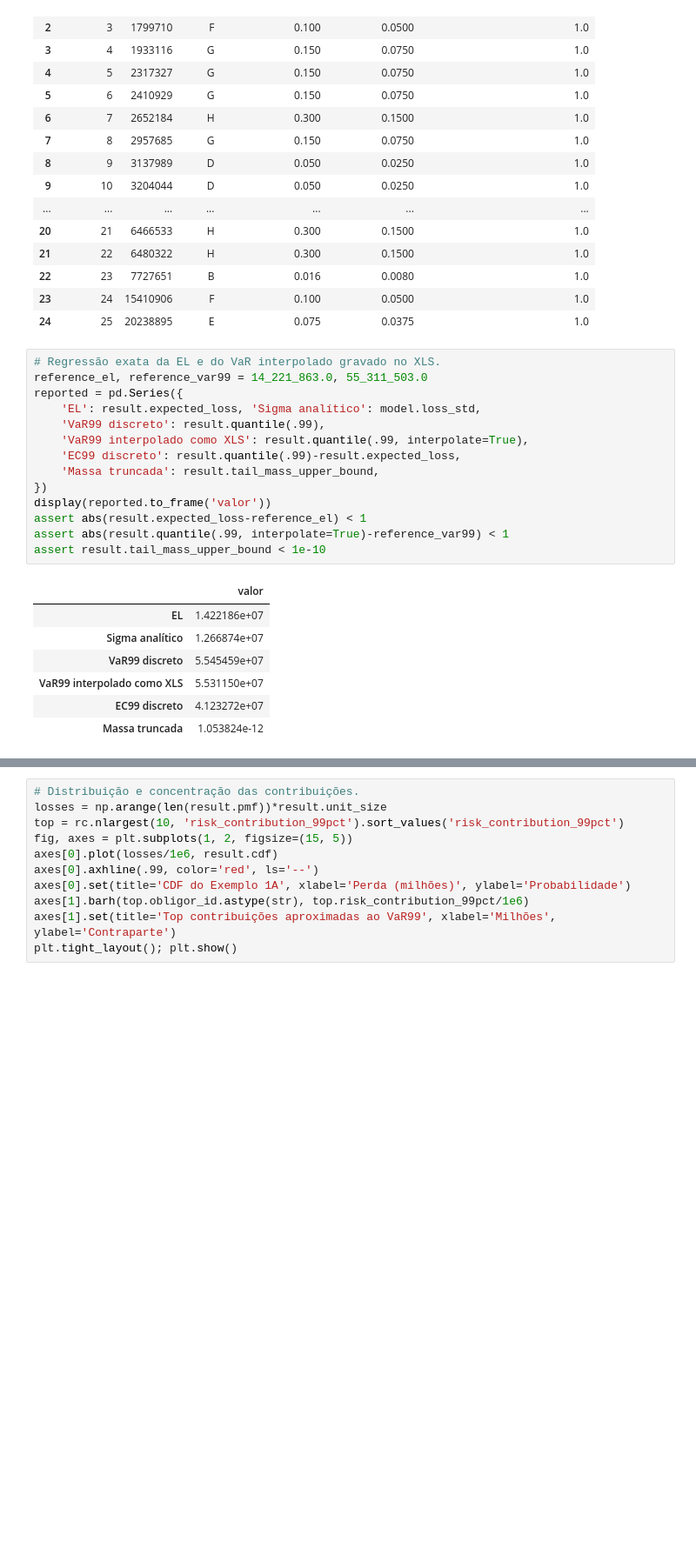
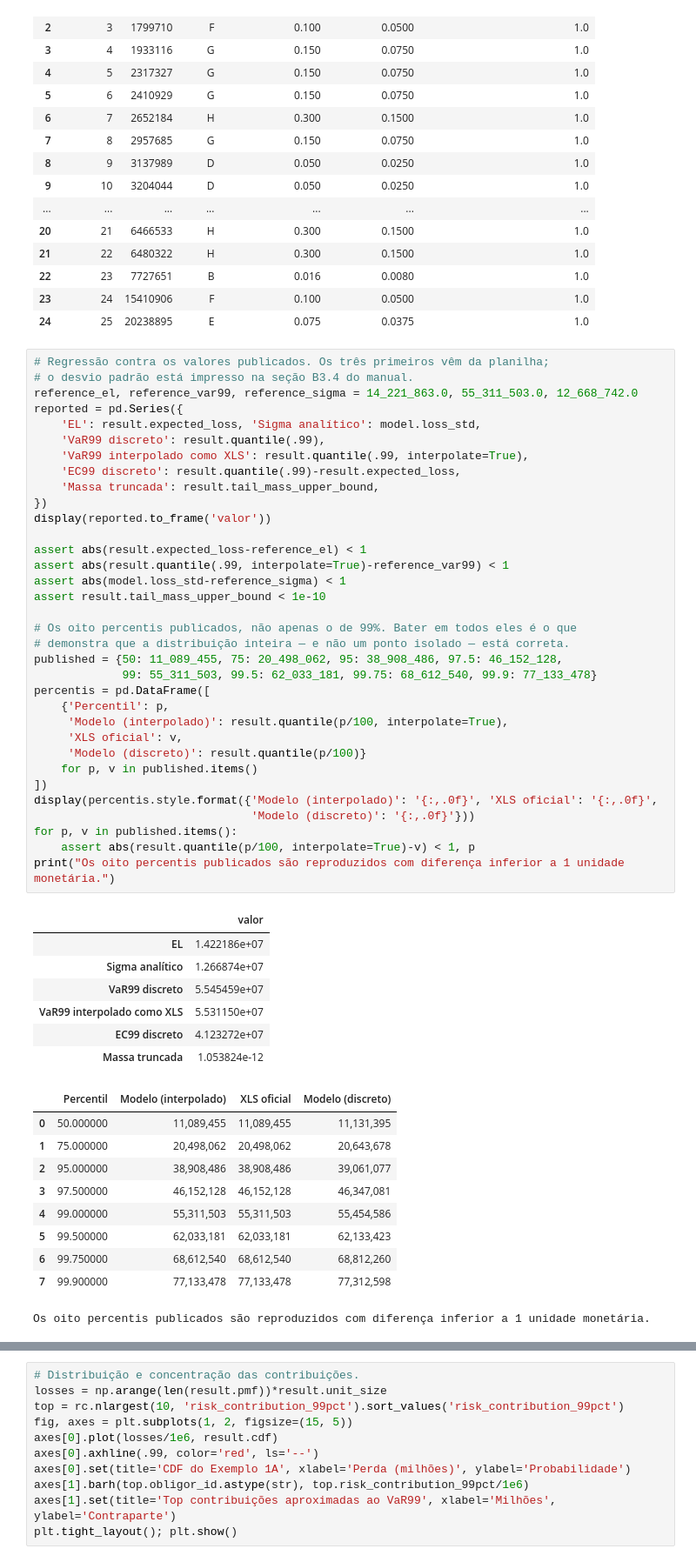
Before and after one commit to hoteixeira/credit-risk-plus, a Jupyter notebook: notebooks/04_exemplo_1A.ipynb, the cells around one changed output, grey strips where cells are left out. Shown at 87% size. Saved outputs shown, nothing was run; the diff lists cells and outputs as text; blank space fills up the shorter version.

```diff
--- a/notebooks/04_exemplo_1A.ipynb
+++ b/notebooks/04_exemplo_1A.ipynb
@@ -37,27 +53,57 @@ display(portfolio)
 | 23 | 24 | 15410906 | F | 0.100 | 0.0500 | 1.0 |
 | 24 | 25 | 20238895 | E | 0.075 | 0.0375 | 1.0 |
 # %%
-# Regressão exata da EL e do VaR interpolado gravado no XLS.
-reference_el, reference_var99 = 14_221_863.0, 55_311_503.0
+# Regressão contra os valores publicados. Os três primeiros vêm da planilha;
+# o desvio padrão está impresso na seção B3.4 do manual.
+reference_el, reference_var99, reference_sigma = 14_221_863.0, 55_311_503.0, 12_668_742.0
 reported = pd.Series({
     'EL': result.expected_loss, 'Sigma analítico': model.loss_std,
     'VaR99 discreto': result.quantile(.99),
     'VaR99 interpolado como XLS': result.quantile(.99, interpolate=True),
     'EC99 discreto': result.quantile(.99)-result.expected_loss,
     'Massa truncada': result.tail_mass_upper_bound,
 })
 display(reported.to_frame('valor'))
+
 assert abs(result.expected_loss-reference_el) < 1
 assert abs(result.quantile(.99, interpolate=True)-reference_var99) < 1
+assert abs(model.loss_std-reference_sigma) < 1
 assert result.tail_mass_upper_bound < 1e-10
+
+# Os oito percentis publicados, não apenas o de 99%. Bater em todos eles é o que
+# demonstra que a distribuição inteira — e não um ponto isolado — está correta.
+published = {50: 11_089_455, 75: 20_498_062, 95: 38_908_486, 97.5: 46_152_128,
+             99: 55_311_503, 99.5: 62_033_181, 99.75: 68_612_540, 99.9: 77_133_478}
+percentis = pd.DataFrame([
+    {'Percentil': p,
+     'Modelo (interpolado)': result.quantile(p/100, interpolate=True),
+     'XLS oficial': v,
+     'Modelo (discreto)': result.quantile(p/100)}
+    for p, v in published.items()
+])
+display(percentis.style.format({'Modelo (interpolado)': '{:,.0f}', 'XLS oficial': '{:,.0f}',
+                                'Modelo (discreto)': '{:,.0f}'}))
+for p, v in published.items():
+    assert abs(result.quantile(p/100, interpolate=True)-v) < 1, p
+print("Os oito percentis publicados são reproduzidos com diferença inferior a 1 unidade monetária.")
 # %% [output]
 |  | valor |
 | EL | 1.422186e+07 |
 | Sigma analítico | 1.266874e+07 |
 | VaR99 discreto | 5.545459e+07 |
 | VaR99 interpolado como XLS | 5.531150e+07 |
 | EC99 discreto | 4.123272e+07 |
 | Massa truncada | 1.053824e-12 |
+|  | Percentil | Modelo (interpolado) | XLS oficial | Modelo (discreto) |
+| 0 | 50.000000 | 11,089,455 | 11,089,455 | 11,131,395 |
+| 1 | 75.000000 | 20,498,062 | 20,498,062 | 20,643,678 |
+| 2 | 95.000000 | 38,908,486 | 38,908,486 | 39,061,077 |
+| 3 | 97.500000 | 46,152,128 | 46,152,128 | 46,347,081 |
+| 4 | 99.000000 | 55,311,503 | 55,311,503 | 55,454,586 |
+| 5 | 99.500000 | 62,033,181 | 62,033,181 | 62,133,423 |
+| 6 | 99.750000 | 68,612,540 | 68,612,540 | 68,812,260 |
+| 7 | 99.900000 | 77,133,478 | 77,133,478 | 77,312,598 |
+Os oito percentis publicados são reproduzidos com diferença inferior a 1 unidade monetária.
 # %% [markdown]
 ## Contribuições de risco
 
```
Also changed, not shown: parts of 4 cells of this notebook, 19 other files.
